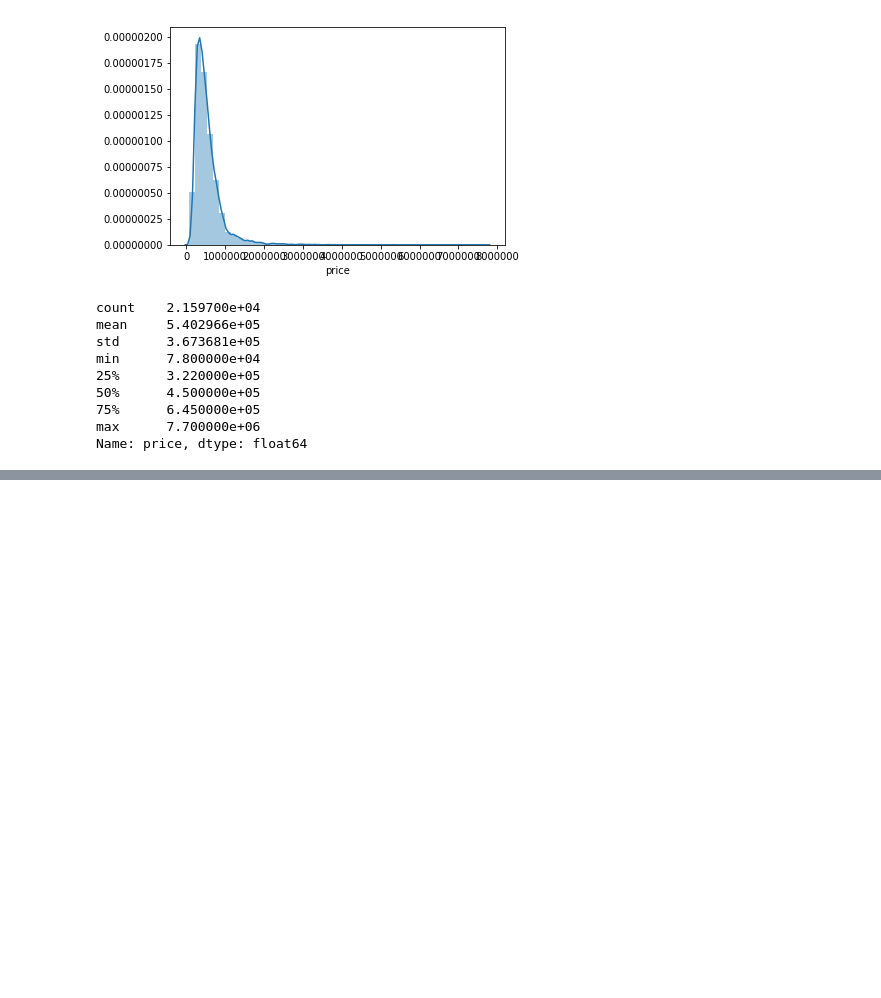
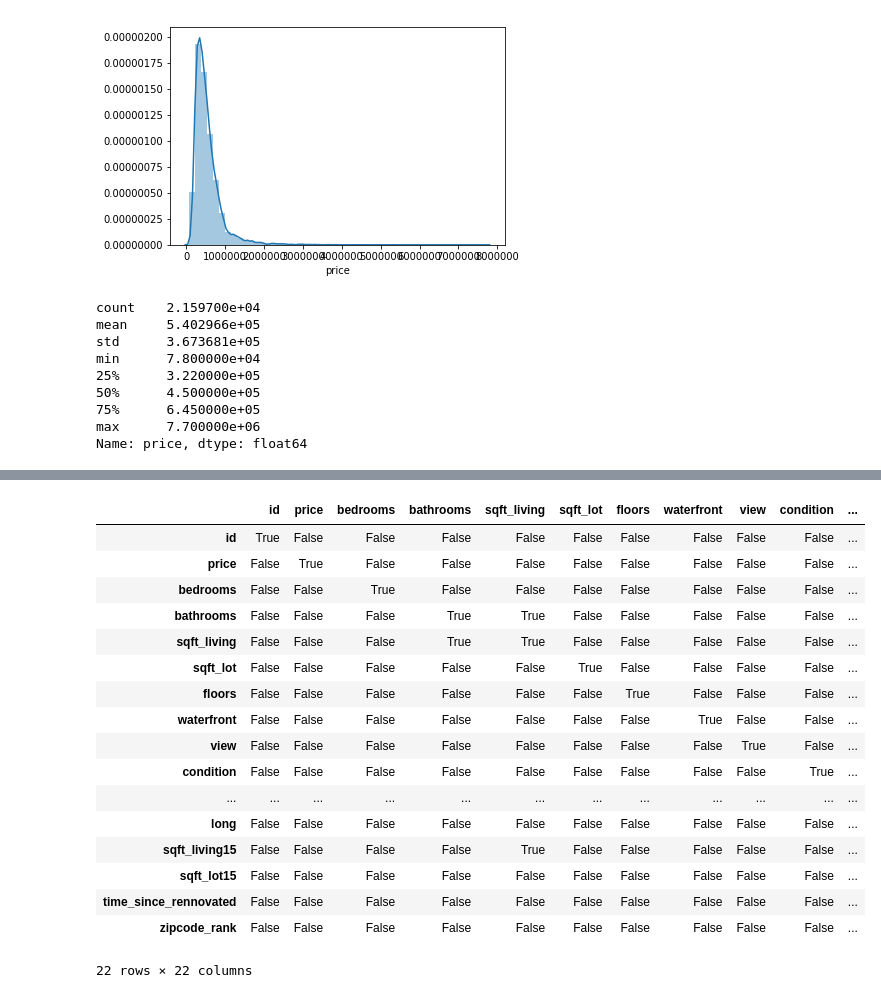
Before and after one commit to JoeDown/King-County-Linear-Regression-Price-Prediction, a Jupyter notebook: Joe-Scratch-Work.ipynb, the cells around one changed output, grey strips where cells are left out. Drawn from its saved outputs; the diff is of its cells as text; code cells hidden in the pictures; blank space fills up the shorter version.

```diff
--- a/Joe-Scratch-Work.ipynb
+++ b/Joe-Scratch-Work.ipynb
@@ -741,0 +767,21 @@ Name: price, dtype: float64
+# %%
+(abs(housing_values_3.corr()>.75))
+# %% [output]
+|  | id | price | bedrooms | bathrooms | sqft_living | sqft_lot | floors | waterfront | view | condition | ... |
+| id | True | False | False | False | False | False | False | False | False | False | ... |
+| price | False | True | False | False | False | False | False | False | False | False | ... |
+| bedrooms | False | False | True | False | False | False | False | False | False | False | ... |
+| bathrooms | False | False | False | True | True | False | False | False | False | False | ... |
+| sqft_living | False | False | False | True | True | False | False | False | False | False | ... |
+| sqft_lot | False | False | False | False | False | True | False | False | False | False | ... |
+| floors | False | False | False | False | False | False | True | False | False | False | ... |
+| waterfront | False | False | False | False | False | False | False | True | False | False | ... |
+| view | False | False | False | False | False | False | False | False | True | False | ... |
+| condition | False | False | False | False | False | False | False | False | False | True | ... |
+| ... | ... | ... | ... | ... | ... | ... | ... | ... | ... | ... | ... |
+| long | False | False | False | False | False | False | False | False | False | False | ... |
+| sqft_living15 | False | False | False | False | True | False | False | False | False | False | ... |
+| sqft_lot15 | False | False | False | False | False | False | False | False | False | False | ... |
+| time_since_rennovated | False | False | False | False | False | False | False | False | False | False | ... |
+| zipcode_rank | False | False | False | False | False | False | False | False | False | False | ... |
+22 rows × 22 columns
```
Also changed, not shown: parts of 7 cells of this notebook.
